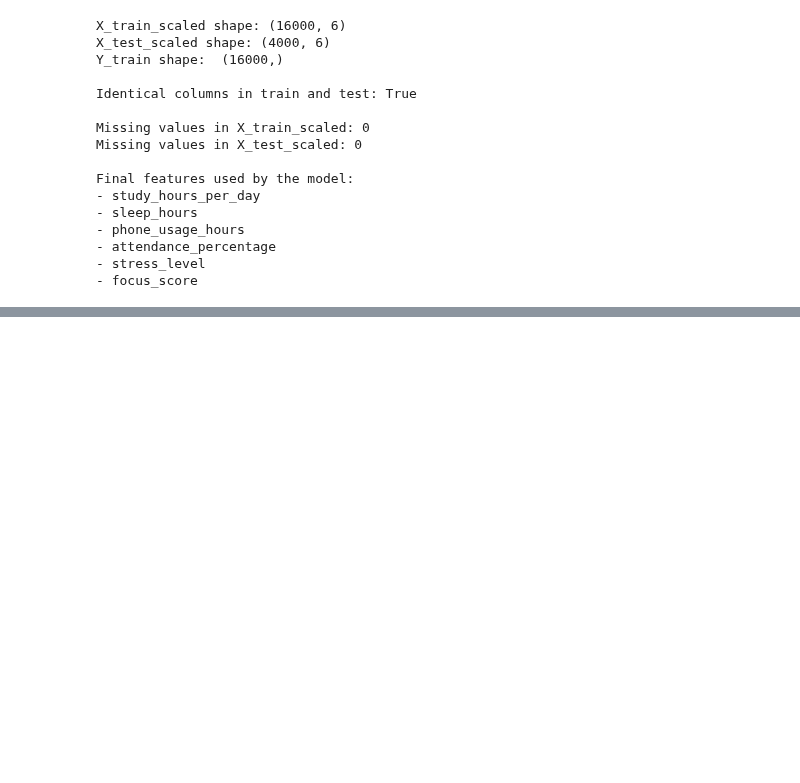
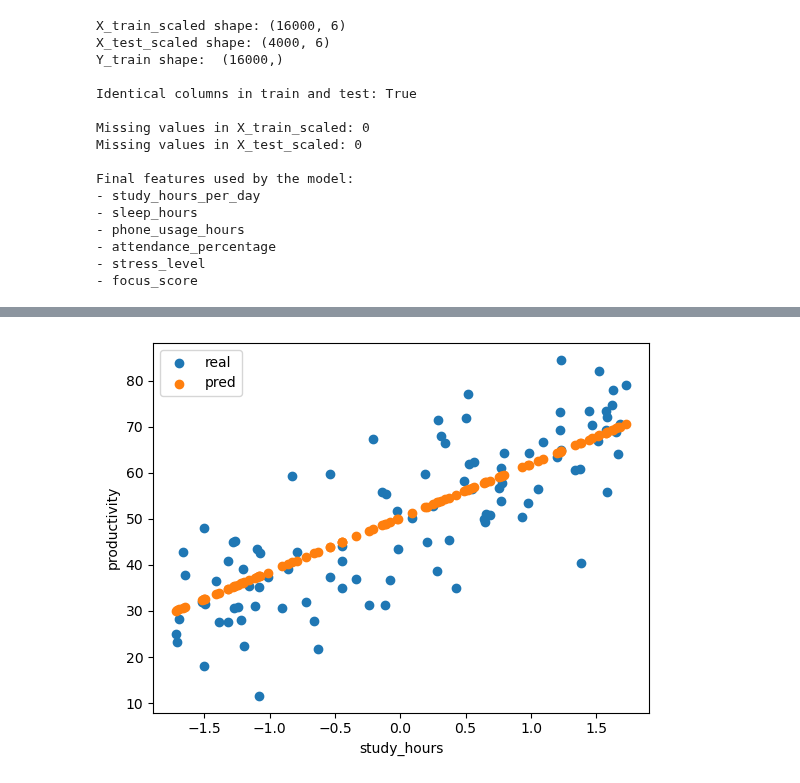
Before and after one commit to ingrid917/Student-Productivity-Prediction, a Jupyter notebook: main.ipynb, the cells around one changed output, grey strips where cells are left out. Drawn from its saved outputs; the diff is of its cells as text; code cells hidden in the pictures; blank space fills up the shorter version.

```diff
--- a/main.ipynb
+++ b/main.ipynb
@@ -316,0 +355,25 @@ Final features used by the model:
+# %%
+# Comapre the linear regression models
+from xml.parsers.expat import model
+
+from distro import name
+from sklearn.metrics import mean_squared_error, r2_score
+
+pred_baseline = productivity_estimator_linear_baseline.predict(features_test)
+print(f"Baseline Model with all features:")
+print("  MSE:", mean_squared_error(target_test, pred_baseline))
+print("  R2:", r2_score(target_test, pred_baseline))
+
+pred_one = productivity_estimator_linear_one.predict(features_test_one)
+print(f"\nModel with only 'study_hours_per_day':")
+print("  MSE:", mean_squared_error(target_test, pred_one))
+print("  R2:", r2_score(target_test, pred_one))
+
+pred_selected = productivity_estimator_linear_selected.predict(features_test_selected)
+print(f"\nModel with selected features:")
+print("  MSE:", mean_squared_error(target_test, pred_selected))
+print("  R2:", r2_score(target_test, pred_selected))
+
+
+import numpy as np
+print(np.corrcoef(target_test, pred_baseline)[0,1])
@@ -316,0 +436,13 @@ Final features used by the model:
+# %%
+test = features_test_one[:100]
+target  = target_test[:100]
+pred = pred_one[:100]
+plt.scatter(test, target, label="real")
+plt.scatter(test,pred , label="pred")
+
+plt.xlabel("study_hours")
+plt.ylabel("productivity")
+plt.legend()
+plt.show()
+# %% [output]
+[figure, added]
```
Also changed, not shown: parts of 7 cells of this notebook.
